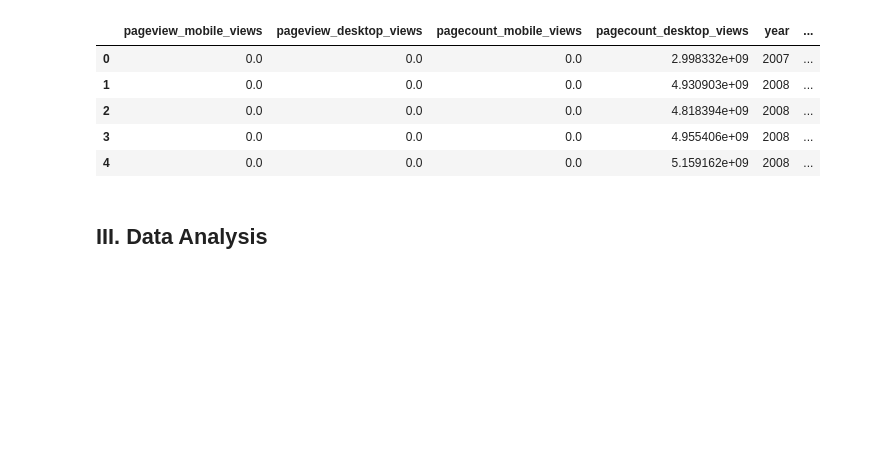
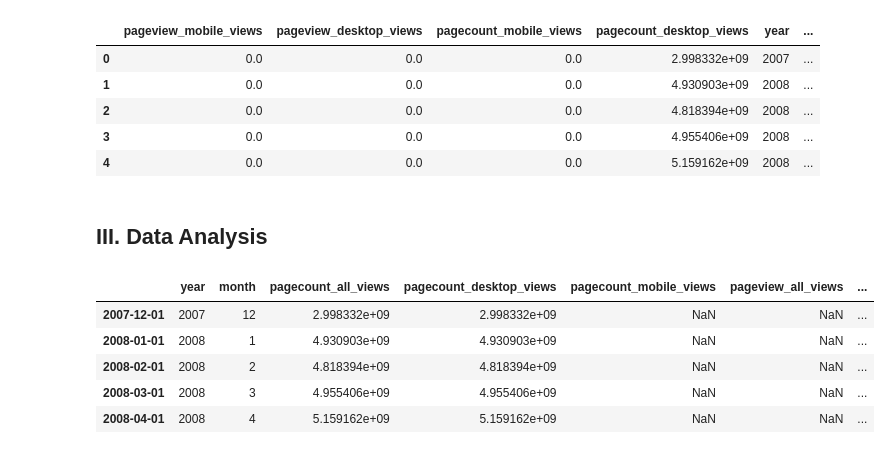
Before and after one commit to lheintz/data-512-a1, a Jupyter notebook: hcds-a1-data-curation.ipynb, the cells around one changed output. Drawn from its saved outputs; the diff is of its cells as text; code cells hidden in the pictures; blank space fills up the shorter version.

```diff
--- a/hcds-a1-data-curation.ipynb
+++ b/hcds-a1-data-curation.ipynb
@@ -462,0 +465,12 @@ df_formatted.to_csv('en-wikipedia_traffic_200712-201809.csv', index=False)
+# %%
+series = pd.read_csv('en-wikipedia_traffic_200712-201809.csv', header=0, squeeze=True)
+series = series.replace(0, np.nan)
+series = series.set_index(pd.to_datetime(series[['year','month']].assign(day=1)))
+series.head(5)
+# %% [output]
+|  | year | month | pagecount_all_views | pagecount_desktop_views | pagecount_mobile_views | pageview_all_views | ... |
+| 2007-12-01 | 2007 | 12 | 2.998332e+09 | 2.998332e+09 | NaN | NaN | ... |
+| 2008-01-01 | 2008 | 1 | 4.930903e+09 | 4.930903e+09 | NaN | NaN | ... |
+| 2008-02-01 | 2008 | 2 | 4.818394e+09 | 4.818394e+09 | NaN | NaN | ... |
+| 2008-03-01 | 2008 | 3 | 4.955406e+09 | 4.955406e+09 | NaN | NaN | ... |
+| 2008-04-01 | 2008 | 4 | 5.159162e+09 | 5.159162e+09 | NaN | NaN | ... |
```
Also changed, not shown: parts of 2 cells of this notebook.
